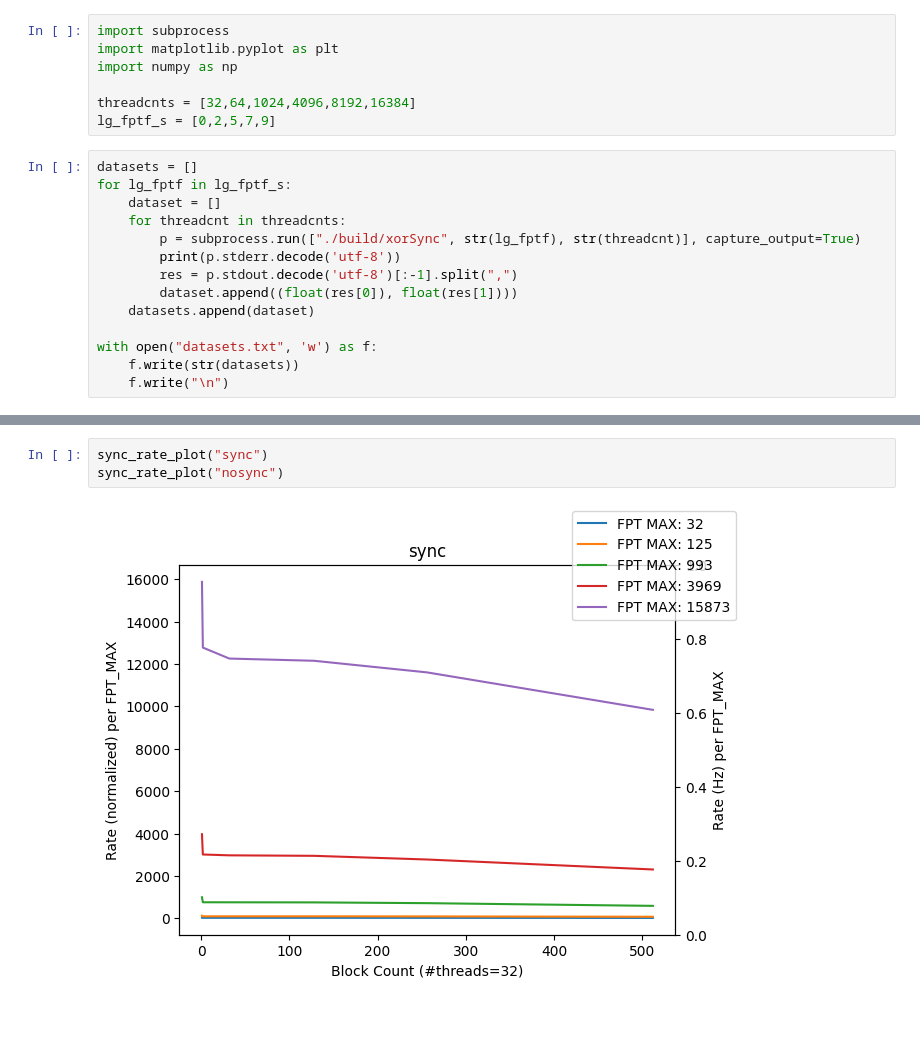
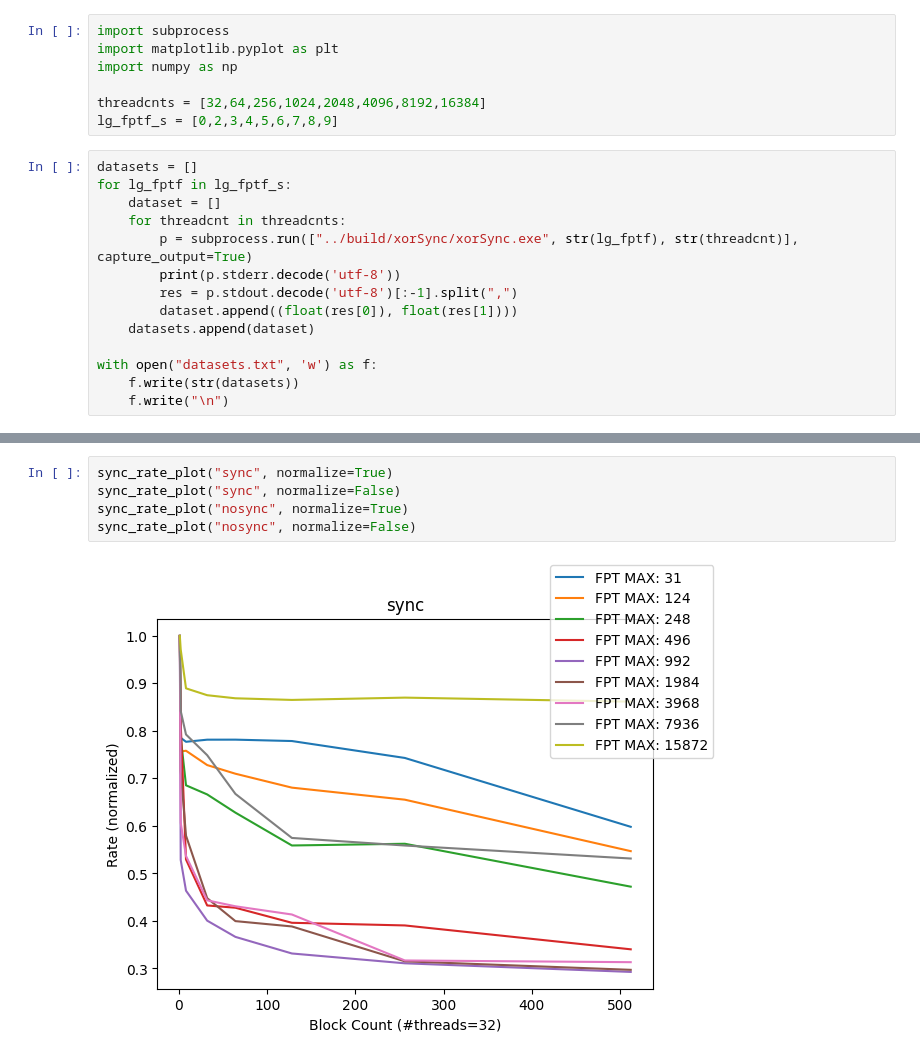
Before and after one commit to panther03/parendi-gpu-exp, a Jupyter notebook: xorSync/benchmarks.ipynb, the cells around one changed output, grey strips where cells are left out. Saved outputs shown, nothing was run; the diff lists cells and outputs as text; blank space fills up the shorter version.

```diff
--- a/xorSync/benchmarks.ipynb
+++ b/xorSync/benchmarks.ipynb
@@ -3,14 +3,14 @@ import subprocess
 import matplotlib.pyplot as plt
 import numpy as np
 
-threadcnts = [32,64,1024,4096,8192,16384]
-lg_fptf_s = [0,2,5,7,9]
+threadcnts = [32,64,256,1024,2048,4096,8192,16384]
+lg_fptf_s = [0,2,3,4,5,6,7,8,9]
 # %%
 datasets = []
 for lg_fptf in lg_fptf_s:
     dataset = []
     for threadcnt in threadcnts:
-        p = subprocess.run(["./build/xorSync", str(lg_fptf), str(threadcnt)], capture_output=True)
+        p = subprocess.run(["../build/xorSync/xorSync.exe", str(lg_fptf), str(threadcnt)], capture_output=True)
         print(p.stderr.decode('utf-8'))
         res = p.stdout.decode('utf-8')[:-1].split(",")
         dataset.append((float(res[0]), float(res[1])))
@@ -75,5 +59,7 @@ def sync_rate_plot(graph):
 # %%
-sync_rate_plot("sync")
-sync_rate_plot("nosync")
+sync_rate_plot("sync", normalize=True)
+sync_rate_plot("sync", normalize=False)
+sync_rate_plot("nosync", normalize=True)
+sync_rate_plot("nosync", normalize=False)
 # %% [output]
-[figure, old version]
+[figure, new version]
```
Also changed, not shown: parts of 4 cells of this notebook, 13 other files.
